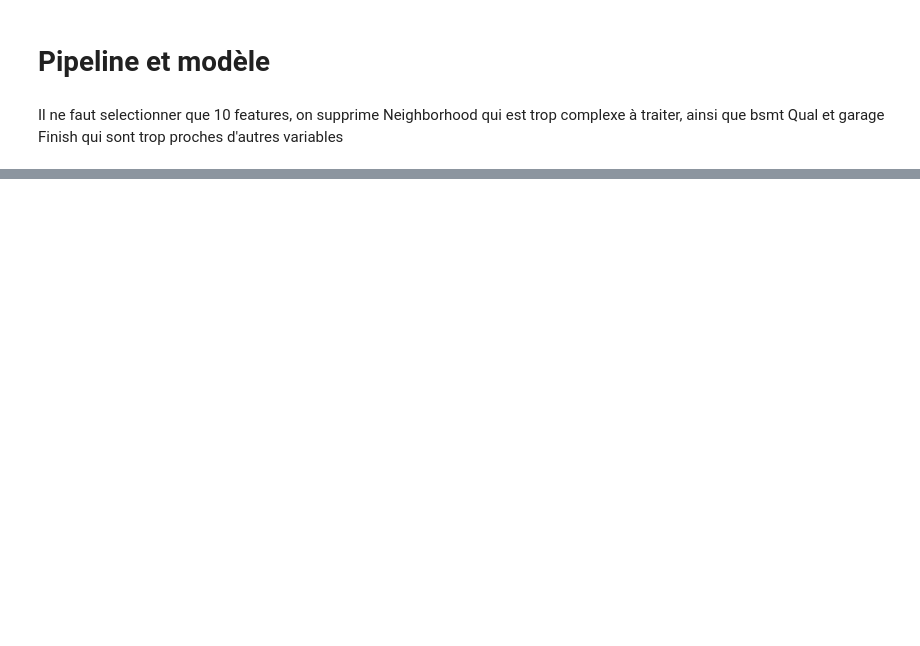
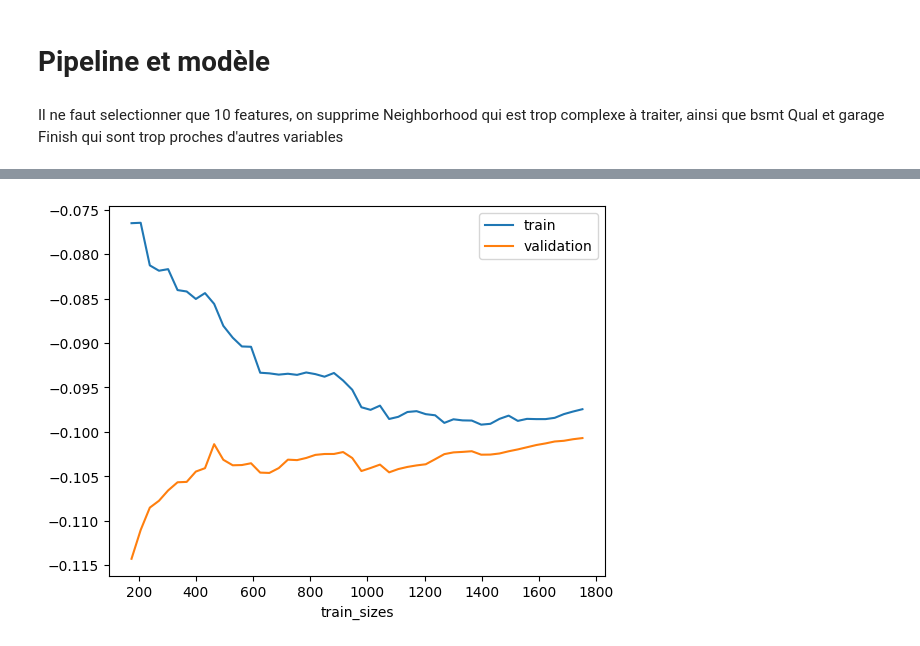
Before and after one commit to StevenDelval/E2_P3, a Jupyter notebook: analyse_model/model_ameliore.ipynb, the cells around one changed output, grey strips where cells are left out. Cells and saved outputs as stored; diff of their text form; code cells hidden in the pictures; blank space fills up the shorter version.

```diff
--- a/analyse_model/model_ameliore.ipynb
+++ b/analyse_model/model_ameliore.ipynb
@@ -189,0 +235,9 @@ array([[-47261.18055516]])
+# %%
+train_sizes, train_scores, test_scores = learning_curve(pipe,X_train,y_train,cv=5,train_sizes=np.linspace(0.1, 1.0, 50),scoring="neg_mean_absolute_error",n_jobs=-1)
+plt.plot(train_sizes, train_scores.mean(axis=1), label='train')
+plt.plot(train_sizes, test_scores.mean(axis=1), label='validation')
+plt.xlabel('train_sizes')
+plt.legend()
+plt.show()
+# %% [output]
+[figure, added]
```
Also changed, not shown: parts of 22 cells of this notebook.
